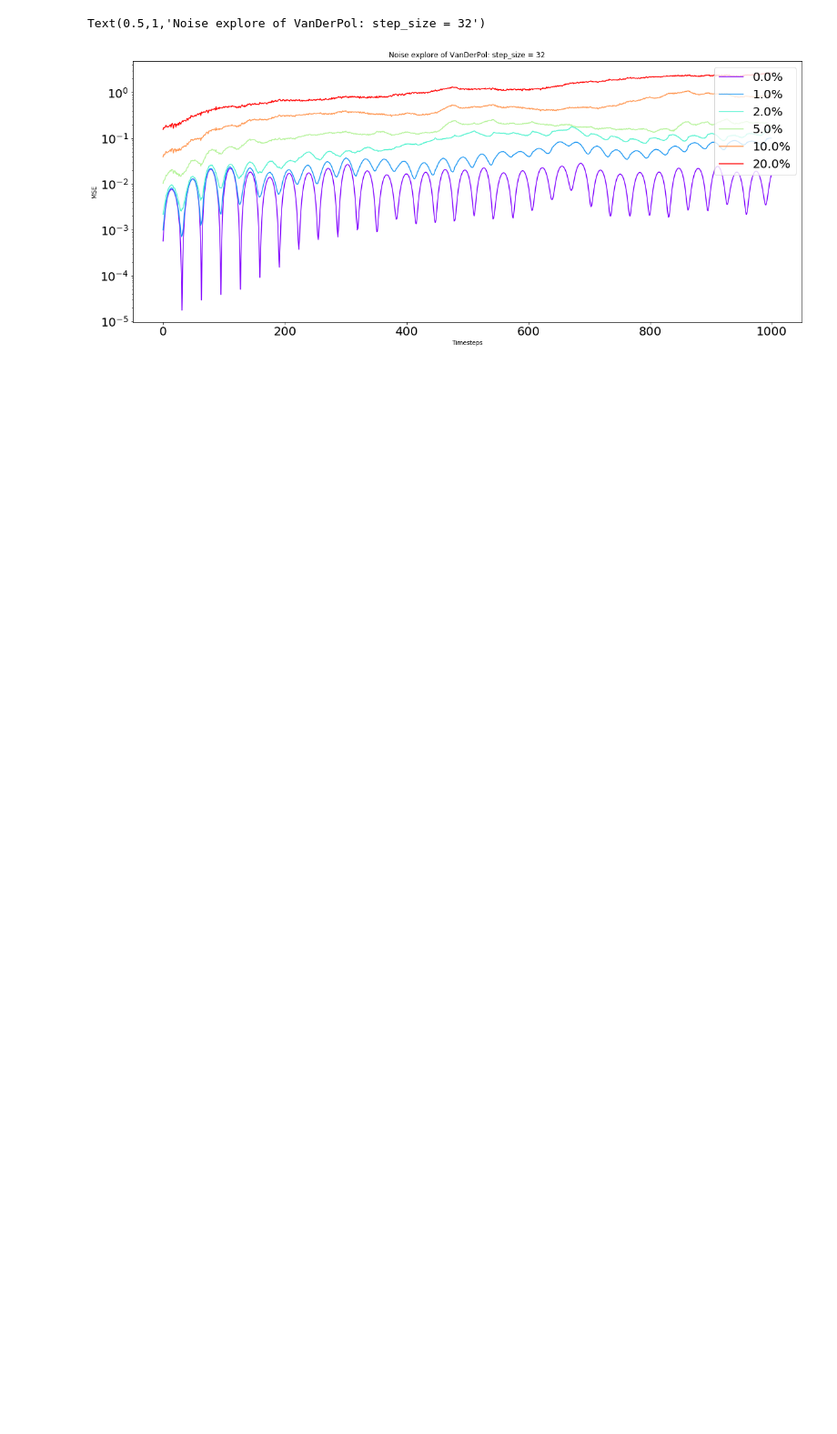
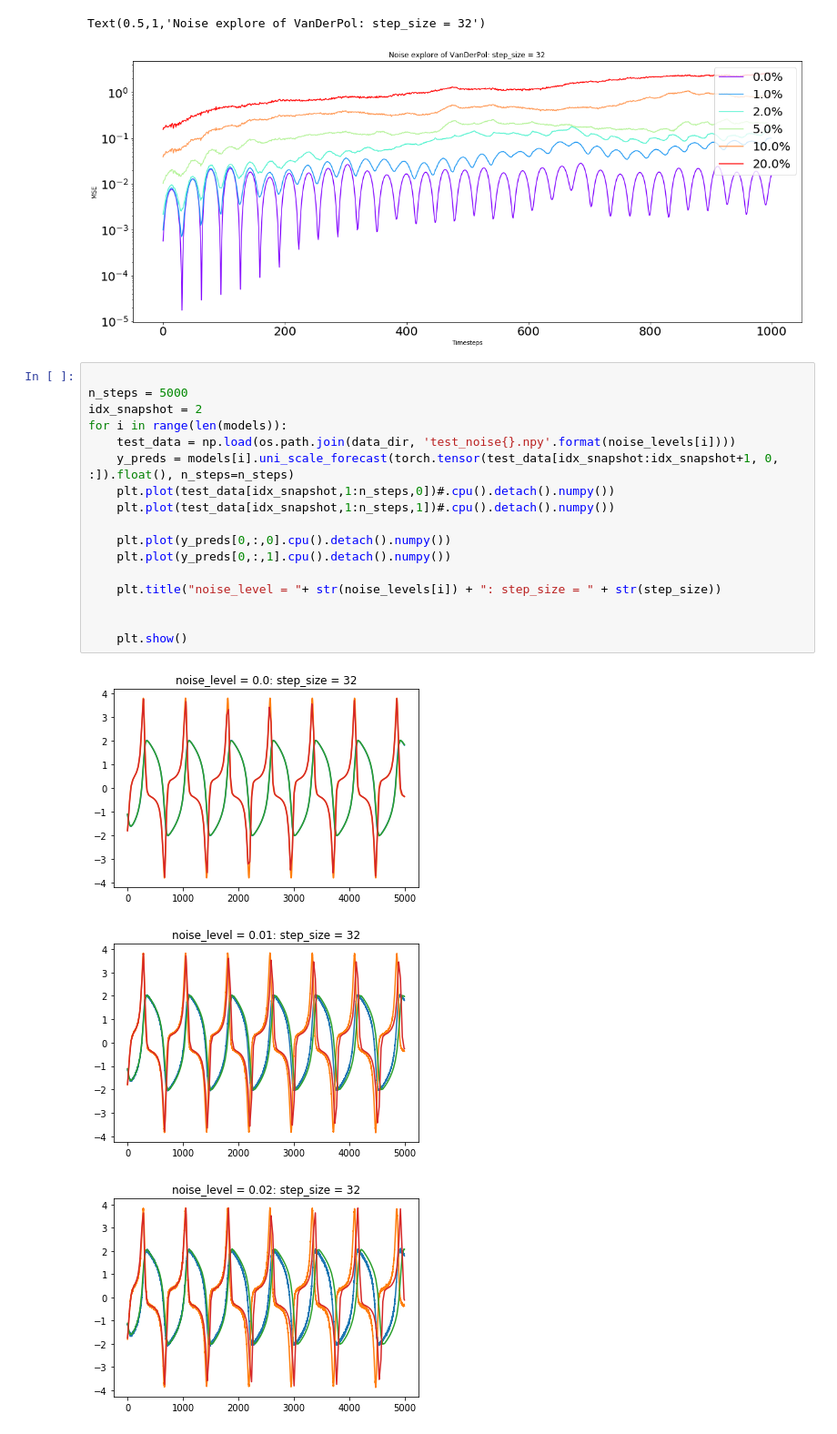
Before and after one commit to KatieJ16/ensemble_HiSTs, a Jupyter notebook: scripts/multiscale_HiTS_exp/model_training_post_noise.ipynb, the cells around one changed output. Shown at 91% size. Saved outputs shown, nothing was run; the diff lists cells and outputs as text; blank space fills up the shorter version.

```diff
--- a/scripts/multiscale_HiTS_exp/model_training_post_noise.ipynb
+++ b/scripts/multiscale_HiTS_exp/model_training_post_noise.ipynb
@@ -106,3 +106,24 @@ plt.title("Noise explore of " + system + ": step_size = "+ str(step_size))
 # %% [output]
 Text(0.5,1,'Noise explore of VanDerPol: step_size = 32')
 [figure]
+# %%
+
+n_steps = 5000
+idx_snapshot = 2
+for i in range(len(models)):
+    test_data = np.load(os.path.join(data_dir, 'test_noise{}.npy'.format(noise_levels[i])))
+    y_preds = models[i].uni_scale_forecast(torch.tensor(test_data[idx_snapshot:idx_snapshot+1, 0, :]).float(), n_steps=n_steps)
+    plt.plot(test_data[idx_snapshot,1:n_steps,0])#.cpu().detach().numpy())
+    plt.plot(test_data[idx_snapshot,1:n_steps,1])#.cpu().detach().numpy())
+
+    plt.plot(y_preds[0,:,0].cpu().detach().numpy())
+    plt.plot(y_preds[0,:,1].cpu().detach().numpy())
+
+    plt.title("noise_level = "+ str(noise_levels[i]) + ": step_size = " + str(step_size))
+
+
+    plt.show()
+# %% [output]
+[figure, added]
+[figure, added]
+[figure, added]
```
Also changed, not shown: parts of 9 cells of this notebook, 3 other files.
